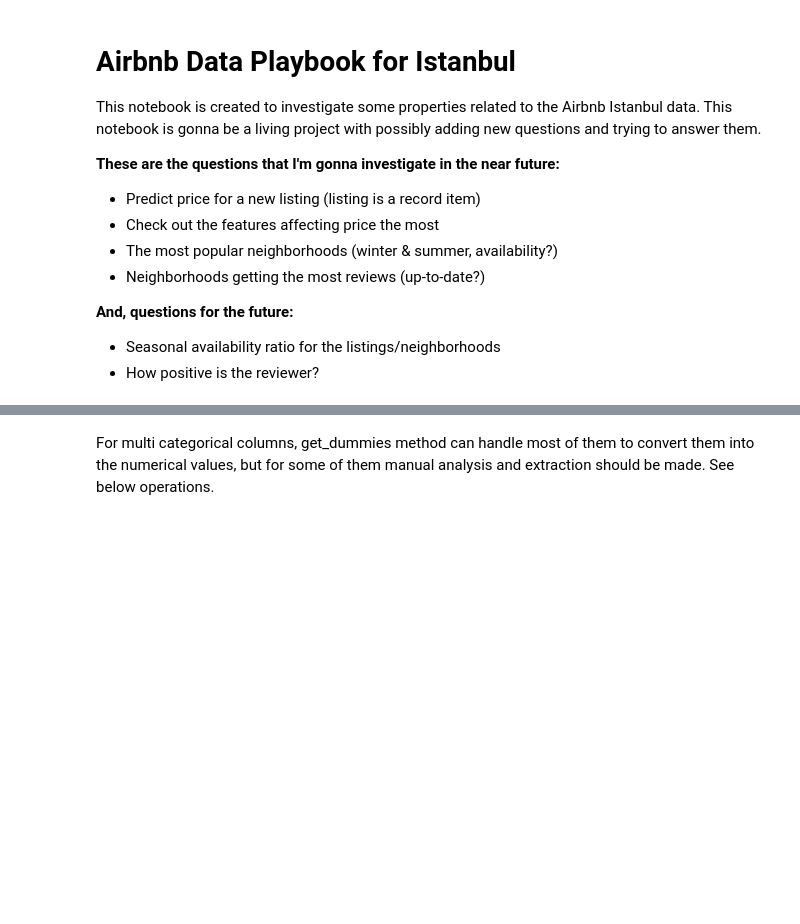
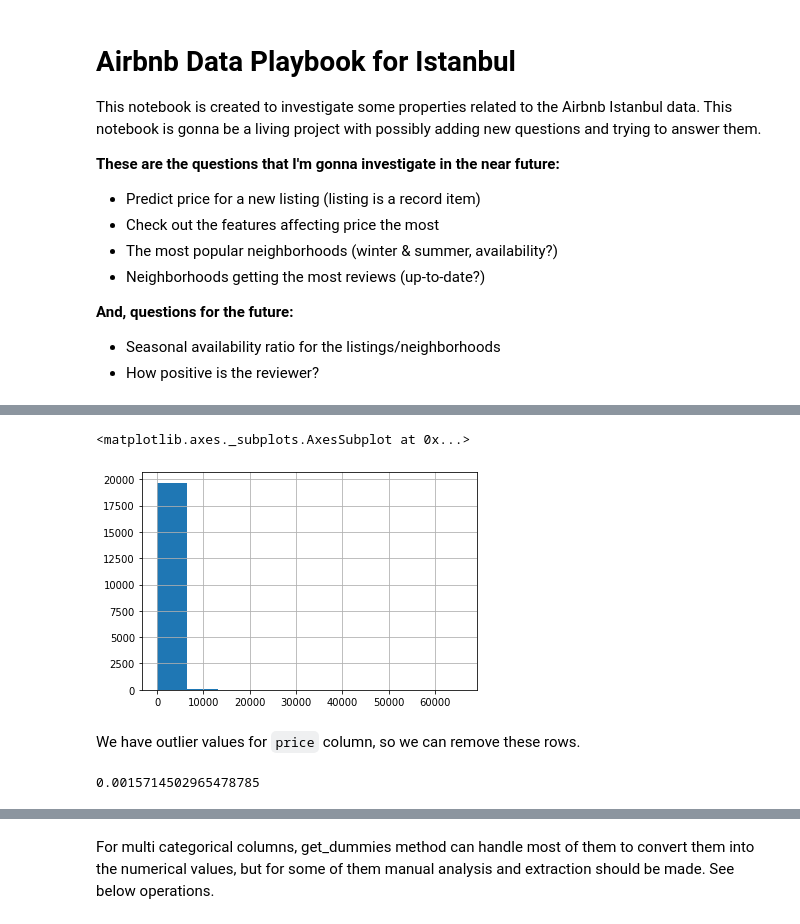
Before and after one commit to kavasoglu/airbnb_istanbul, a Jupyter notebook: airbnb_istanbul-detailed.ipynb, the cells around one changed output, grey strips where cells are left out. Saved outputs shown, nothing was run; the diff lists cells and outputs as text; code cells hidden in the pictures; blank space fills up the shorter version.

```diff
--- a/airbnb_istanbul-detailed.ipynb
+++ b/airbnb_istanbul-detailed.ipynb
@@ -171,0 +355,3 @@ for column in price_columns:
+# %%
+listings_count.remove('host_listings_count')
+listings.drop(listings_count, axis=1, inplace=True)
@@ -171,0 +396,2 @@ for column in price_columns:
+# %%
+listings.drop(['minimum_minimum_nights','minimum_nights_avg_ntm','maximum_maximum_nights','maximum_nights_avg_ntm'],axis=1,inplace=True)
@@ -171,0 +406,2 @@ for column in price_columns:
+# %%
+items = listings.copy()
@@ -171,0 +423,2 @@ for column in price_columns:
+# %%
+items[['security_deposit', 'cleaning_fee']] = items[['security_deposit', 'cleaning_fee']].fillna(0)
@@ -171,0 +458,11 @@ for column in price_columns:
+# %%
+items['price'].hist()
+# %% [output]
+<matplotlib.axes._subplots.AxesSubplot at 0x...>
+[figure, added]
+# %% [markdown]
+We have outlier values for `price` column, so we can remove these rows.
+# %%
+len(items[items['price'] > 10000]) / items.shape[0]
+# %% [output]
+0.0015714502965478785
```
Also changed, not shown: parts of 122 cells of this notebook, 6 other files.
